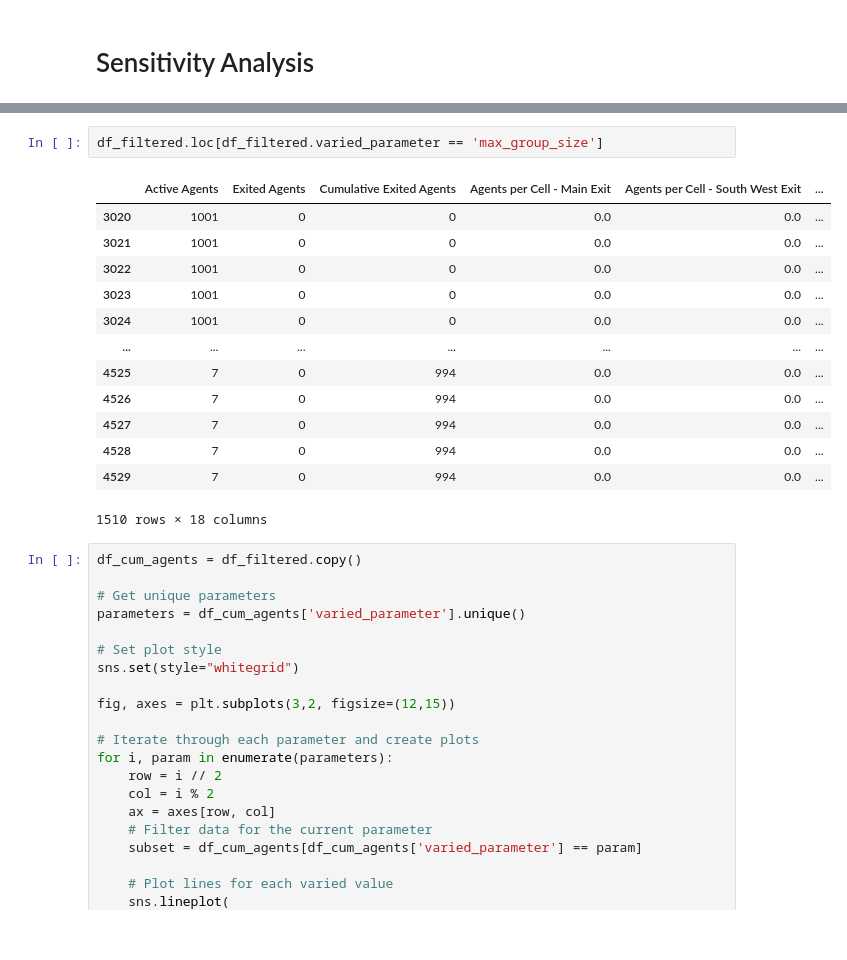
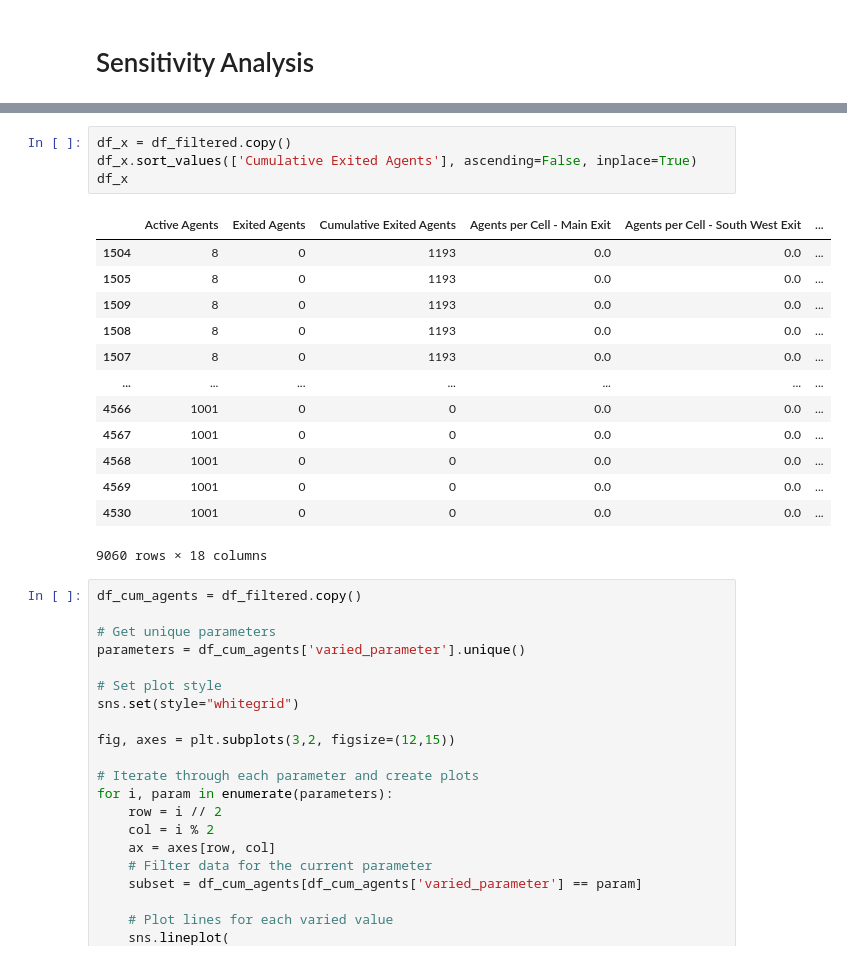
Before and after one commit to Pepijn2001/ABM_SEN1211, a Jupyter notebook: results_analysis.ipynb, the cells around one changed output, grey strips where cells are left out. Cells and saved outputs as stored; diff of their text form.

```diff
--- a/results_analysis.ipynb
+++ b/results_analysis.ipynb
@@ -30,22 +14,24 @@ df = pd.read_csv("./data/sensitivity_analysis_results_final.csv")
 df_filtered = df.copy()
 df_filtered['time_step'] = df_filtered.groupby(['varied_parameter', 'varied_value']).cumcount() + 1
 df_filtered['Exit Speed'] = df_filtered['Cumulative Exited Agents'] / df_filtered['time_step']
-# %%
-df_filtered.loc[df_filtered.varied_parameter == 'max_group_size']
-# %% [output]
-|  | Active Agents | Exited Agents | Cumulative Exited Agents | Agents per Cell - Main Exit | Agents per Cell - South West Exit | ... |
-| 3020 | 1001 | 0 | 0 | 0.0 | 0.0 | ... |
-| 3021 | 1001 | 0 | 0 | 0.0 | 0.0 | ... |
-| 3022 | 1001 | 0 | 0 | 0.0 | 0.0 | ... |
-| 3023 | 1001 | 0 | 0 | 0.0 | 0.0 | ... |
-| 3024 | 1001 | 0 | 0 | 0.0 | 0.0 | ... |
-| ... | ... | ... | ... | ... | ... | ... |
-| 4525 | 7 | 0 | 994 | 0.0 | 0.0 | ... |
-| 4526 | 7 | 0 | 994 | 0.0 | 0.0 | ... |
-| 4527 | 7 | 0 | 994 | 0.0 | 0.0 | ... |
-| 4528 | 7 | 0 | 994 | 0.0 | 0.0 | ... |
-| 4529 | 7 | 0 | 994 | 0.0 | 0.0 | ... |
-1510 rows × 18 columns
+# %%
+df_x = df_filtered.copy()
+df_x.sort_values(['Cumulative Exited Agents'], ascending=False, inplace=True)
+df_x
+# %% [output]
+|  | Active Agents | Exited Agents | Cumulative Exited Agents | Agents per Cell - Main Exit | Agents per Cell - South West Exit | ... |
+| 1504 | 8 | 0 | 1193 | 0.0 | 0.0 | ... |
+| 1505 | 8 | 0 | 1193 | 0.0 | 0.0 | ... |
+| 1509 | 8 | 0 | 1193 | 0.0 | 0.0 | ... |
+| 1508 | 8 | 0 | 1193 | 0.0 | 0.0 | ... |
+| 1507 | 8 | 0 | 1193 | 0.0 | 0.0 | ... |
+| ... | ... | ... | ... | ... | ... | ... |
+| 4566 | 1001 | 0 | 0 | 0.0 | 0.0 | ... |
+| 4567 | 1001 | 0 | 0 | 0.0 | 0.0 | ... |
+| 4568 | 1001 | 0 | 0 | 0.0 | 0.0 | ... |
+| 4569 | 1001 | 0 | 0 | 0.0 | 0.0 | ... |
+| 4530 | 1001 | 0 | 0 | 0.0 | 0.0 | ... |
+9060 rows × 18 columns
 # %%
 df_cum_agents = df_filtered.copy()
 
```
Also changed, not shown: parts of 9 cells of this notebook, 2 other files.
